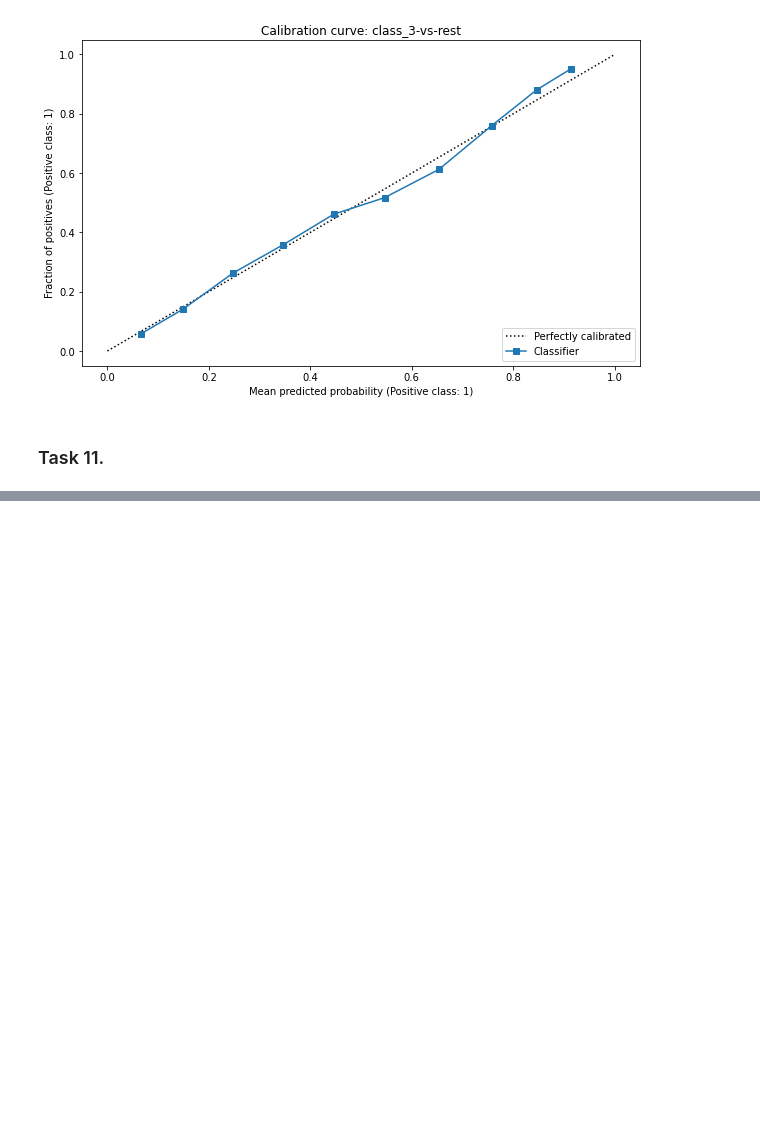
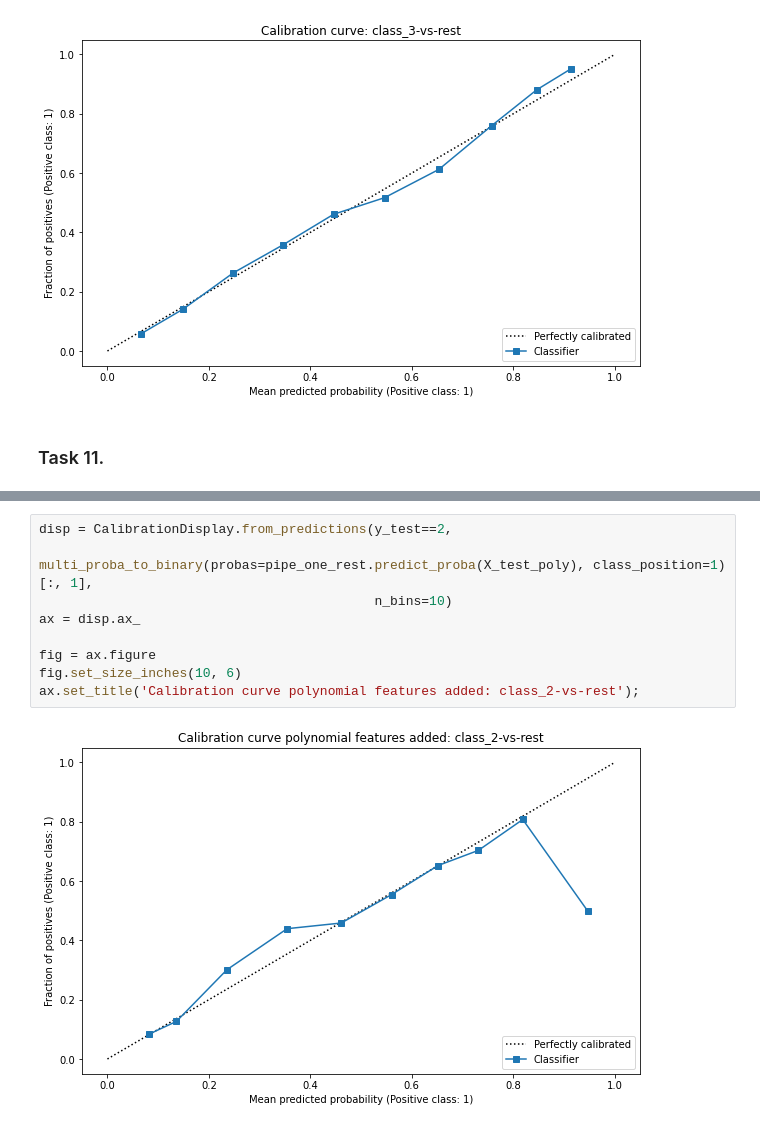
Before and after one commit to nktnlx/mle_course, a Jupyter notebook: 02_ml/14_multiclass_classification.ipynb, the cells around one changed output, grey strips where cells are left out. Drawn from its saved outputs; the diff is of its cells as text; blank space fills up the shorter version.

```diff
--- a/02_ml/14_multiclass_classification.ipynb
+++ b/02_ml/14_multiclass_classification.ipynb
@@ -358,0 +487,11 @@ tbc..
+# %%
+disp = CalibrationDisplay.from_predictions(y_test==2,
+                                           multi_proba_to_binary(probas=pipe_one_rest.predict_proba(X_test_poly), class_position=1)[:, 1],
+                                           n_bins=10)
+ax = disp.ax_
+
+fig = ax.figure
+fig.set_size_inches(10, 6)
+ax.set_title('Calibration curve polynomial features added: class_2-vs-rest');
+# %% [output]
+[figure, added]
```
Also changed, not shown: parts of 32 cells of this notebook.
